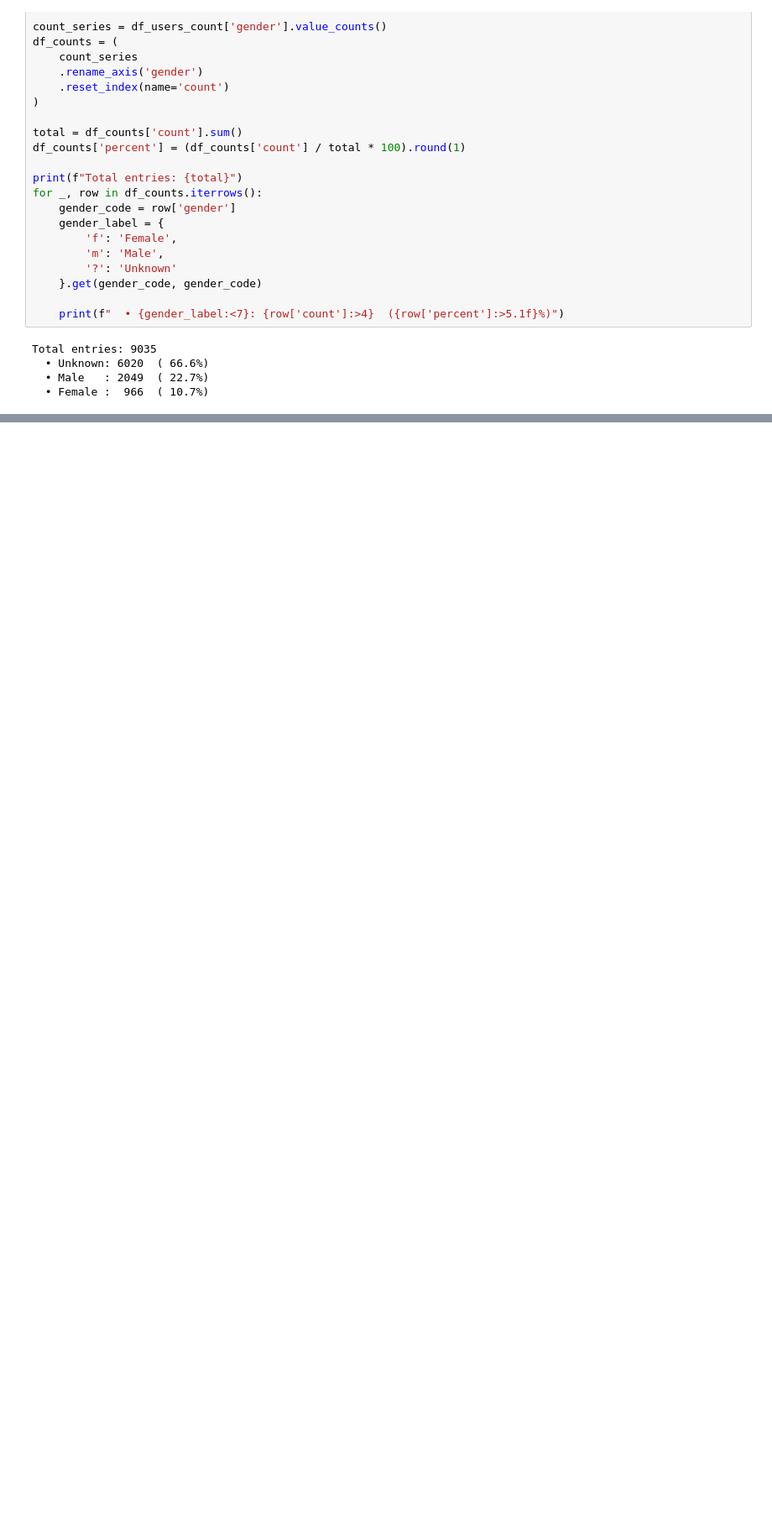
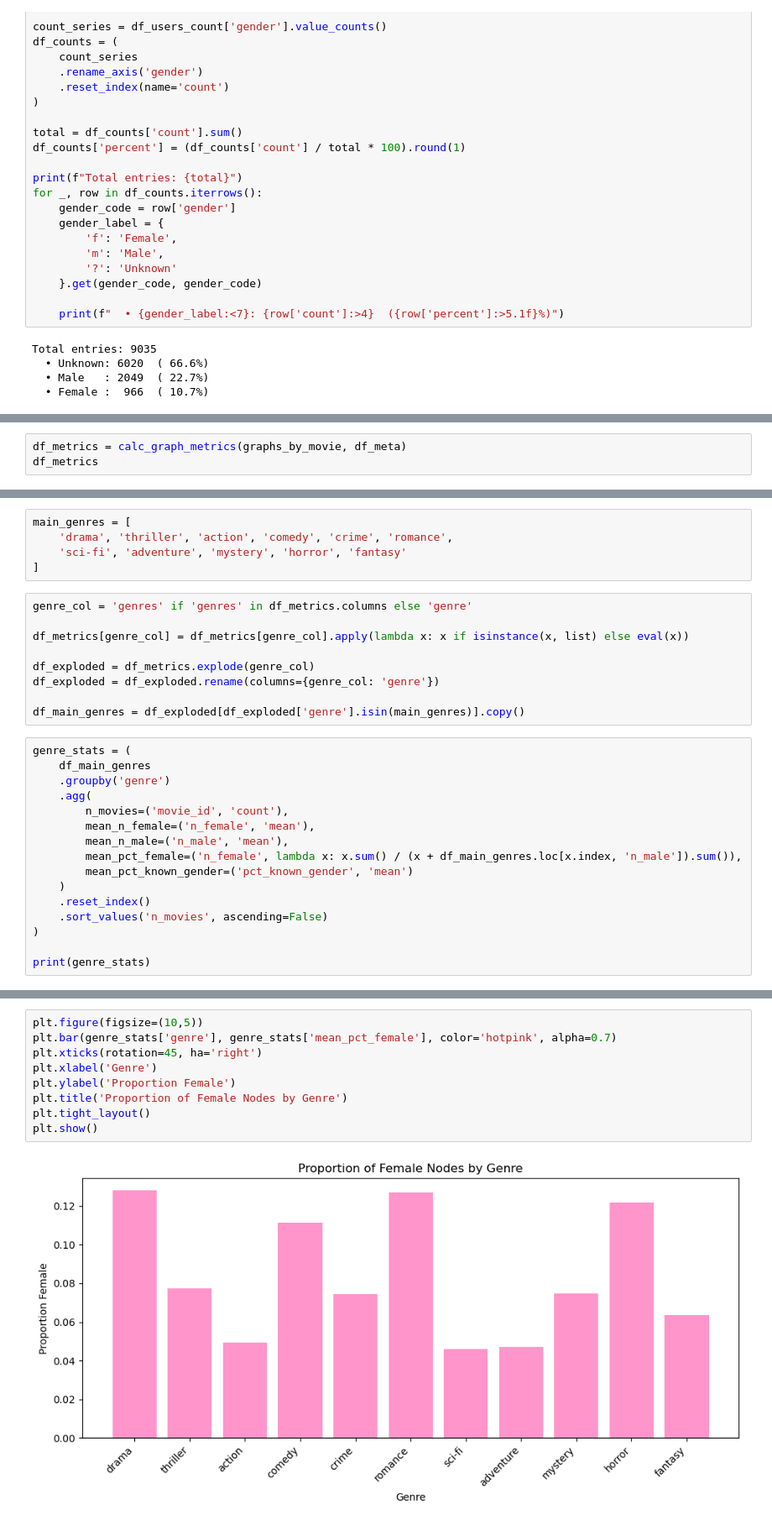
Before and after one commit to liasver/Psychological_Networks_Project, a Jupyter notebook: NetworkBuilder.ipynb, the cells around one changed output, grey strips where cells are left out. Shown: that part at 84% size. Cells and saved outputs as stored; diff of their text form; blank space fills up the shorter version.

```diff
--- a/NetworkBuilder.ipynb
+++ b/NetworkBuilder.ipynb
@@ -459,0 +575,3 @@ Total entries: 9035
+# %%
+df_metrics = calc_graph_metrics(graphs_by_movie, df_meta)
+df_metrics
@@ -459,0 +594,30 @@ Total entries: 9035
+# %%
+main_genres = [
+    'drama', 'thriller', 'action', 'comedy', 'crime', 'romance',
+    'sci-fi', 'adventure', 'mystery', 'horror', 'fantasy'
+]
+# %%
+genre_col = 'genres' if 'genres' in df_metrics.columns else 'genre'
+
+df_metrics[genre_col] = df_metrics[genre_col].apply(lambda x: x if isinstance(x, list) else eval(x))
+
+df_exploded = df_metrics.explode(genre_col)
+df_exploded = df_exploded.rename(columns={genre_col: 'genre'})
+
+df_main_genres = df_exploded[df_exploded['genre'].isin(main_genres)].copy()
+# %%
+genre_stats = (
+    df_main_genres
+    .groupby('genre')
+    .agg(
+        n_movies=('movie_id', 'count'),
+        mean_n_female=('n_female', 'mean'),
+        mean_n_male=('n_male', 'mean'),
+        mean_pct_female=('n_female', lambda x: x.sum() / (x + df_main_genres.loc[x.index, 'n_male']).sum()),
+        mean_pct_known_gender=('pct_known_gender', 'mean')
+    )
+    .reset_index()
+    .sort_values('n_movies', ascending=False)
+)
+
+print(genre_stats)
@@ -459,0 +642,11 @@ Total entries: 9035
+# %%
+plt.figure(figsize=(10,5))
+plt.bar(genre_stats['genre'], genre_stats['mean_pct_female'], color='hotpink', alpha=0.7)
+plt.xticks(rotation=45, ha='right')
+plt.xlabel('Genre')
+plt.ylabel('Proportion Female')
+plt.title('Proportion of Female Nodes by Genre')
+plt.tight_layout()
+plt.show()
+# %% [output]
+[figure, added]
```
Also changed, not shown: parts of 5 cells of this notebook, 1 other file.
